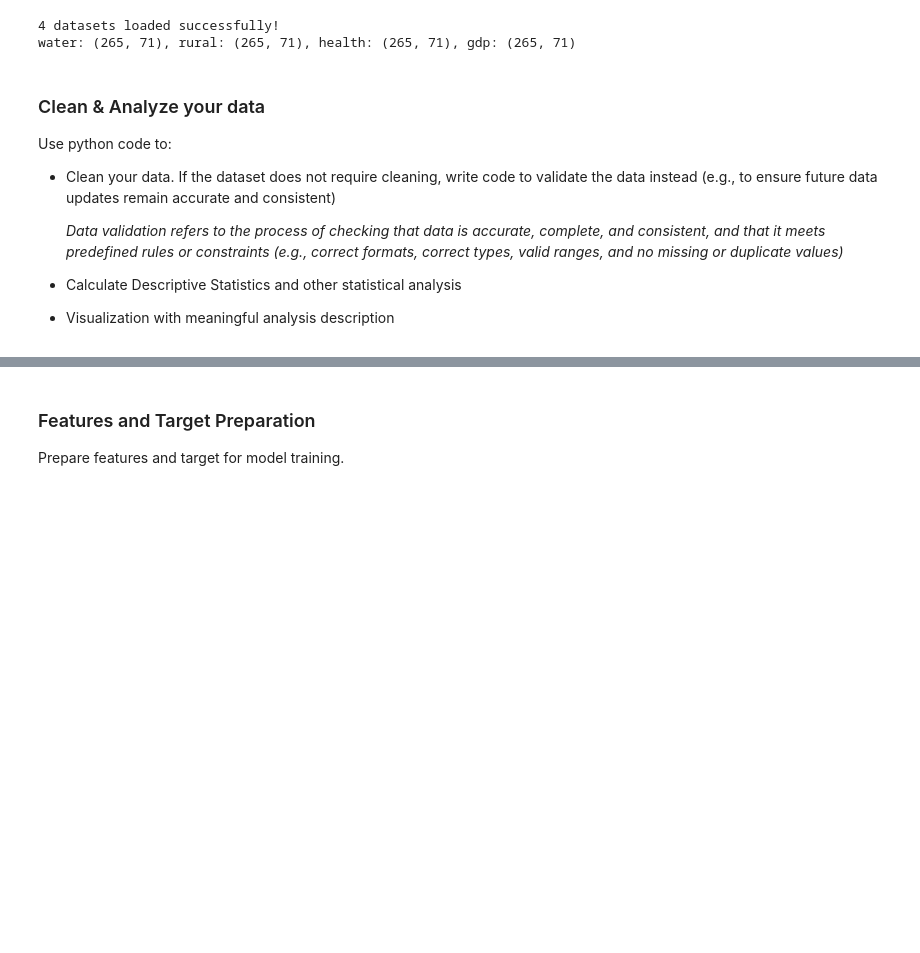
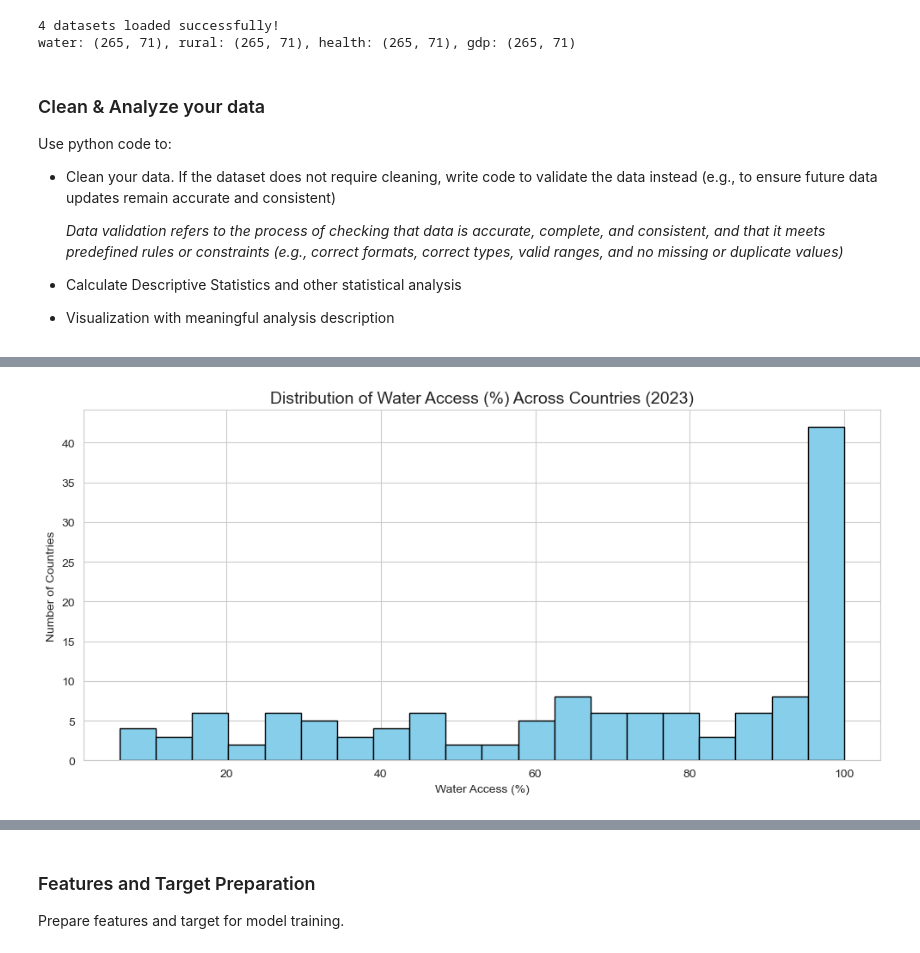
Before and after one commit to Jackkka520/DTP-DDW, a Jupyter notebook: Project_Report.ipynb, the cells around one changed output, grey strips where cells are left out. Saved outputs shown, nothing was run; the diff lists cells and outputs as text; code cells hidden in the pictures; blank space fills up the shorter version.

```diff
--- a/Project_Report.ipynb
+++ b/Project_Report.ipynb
@@ -118,0 +241,84 @@ Use python code to:
+# %%
+# visualization with analysis
+
+# Set plot style
+sns.set_style('whitegrid')
+plt.rcParams['figure.figsize'] = (10, 6)
+
+# ------------------------------------------------------------------
+# Figure 1: Distribution of Water Access (Histogram)
+# ------------------------------------------------------------------
+plt.figure(figsize=(10, 5))
+plt.hist(df_clean['water_access'], bins=20, edgecolor='black', color='skyblue')
+plt.title('Distribution of Water Access (%) Across Countries (2023)', fontsize=14)
+plt.xlabel('Water Access (%)')
+plt.ylabel('Number of Countries')
+plt.tight_layout()
+plt.show()
+
+# ------------------------------------------------------------------
+# Figure 2-4: Scatter plots - Y vs each predictor
+# ------------------------------------------------------------------
+fig, axes = plt.subplots(1, 3, figsize=(18, 5))
+
+predictors = ['rural_pct', 'gov_health_pct', 'gdp_per_capita']
+titles = ['Rural Population (%)', 'Gov Health Expenditure (% of GDP)', 'GDP per Capita (USD)']
+
+for i, (pred, title) in enumerate(zip(predictors, titles)):
+    axes[i].scatter(df_clean[pred], df_clean['water_access'], alpha=0.6, color='steelblue')
+    axes[i].set_xlabel(title, fontsize=12)
+    axes[i].set_ylabel('Water Access (%)', fontsize=12)
+    axes[i].set_title(f'{title} vs Water Access', fontsize=13)
+    axes[i].grid(True, alpha=0.3)
+
+plt.tight_layout()
+plt.show()
+
+# ------------------------------------------------------------------
+# Figure 5: Correlation Heatmap
+# ------------------------------------------------------------------
+plt.figure(figsize=(8, 6))
+sns.heatmap(corr_matrix, annot=True, cmap='coolwarm', center=0, fmt='.3f', square=True)
+plt.title('Correlation Heatmap', fontsize=14)
+plt.tight_layout()
+plt.show()
+
+# ------------------------------------------------------------------
+# Figure 5: Correlation Heatmap (with numeric_only)
+# ------------------------------------------------------------------
+plt.figure(figsize=(10, 8))
+
+numeric_df = df_clean.select_dtypes(include=[np.number])
+
+sns.heatmap(numeric_df.corr(),
+            annot=True,
+            fmt='.2f',
+            cmap='coolwarm',
+            square=True,
+            linewidths=0.5)
+
+plt.title('Correlation Matrix of Variables', fontsize=14)
+plt.tight_layout()
+plt.show()
+
+# ------------------------------------------------------------------
+# Figure 6: Boxplot by Region (requires Region information)
+# ------------------------------------------------------------------
+# Merge Region back into the dataset
+region_info = country_meta[['Country Code', 'Region']]
+df_with_region = df_clean.merge(region_info, on='Country Code')
+
+plt.figure(figsize=(14, 7))
+sns.boxplot(data=df_with_region, x='Region', y='water_access', palette='Set2')
+plt.xticks(rotation=45, ha='right')
+plt.title('Water Access by Region (2023)', fontsize=14)
+plt.ylabel('Water Access (%)')
+plt.xlabel('Region')
+plt.tight_layout()
+plt.show()
+
+
+
+print("All visualizations complete!")
+# %% [output]
+[figure, added]
```
Also changed, not shown: parts of 14 cells of this notebook.
